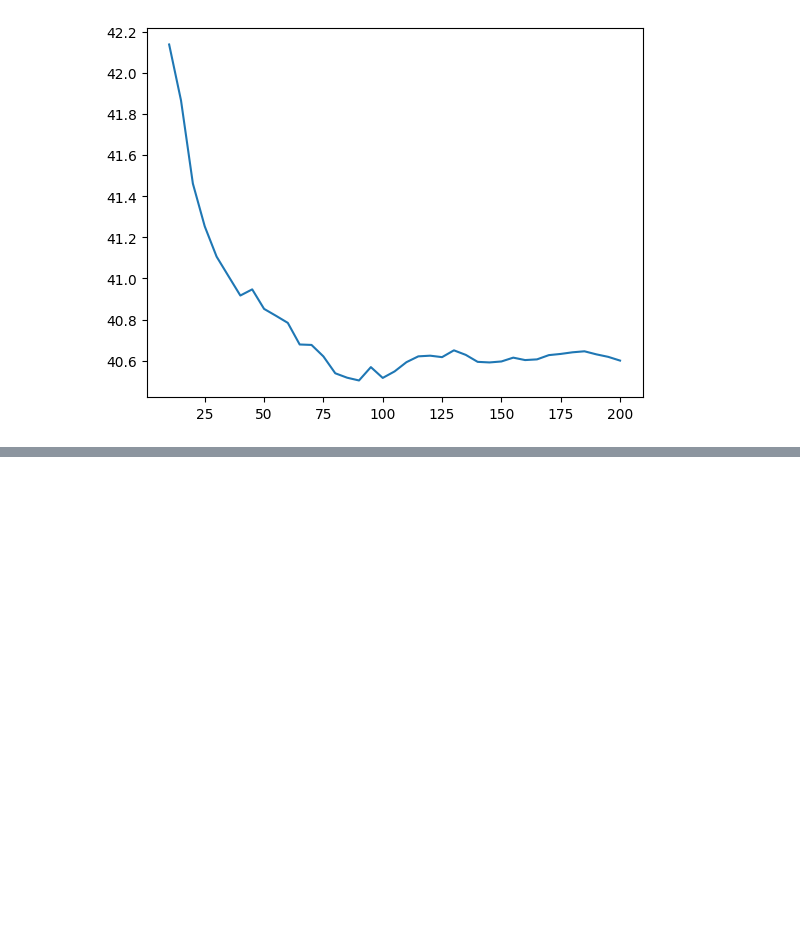
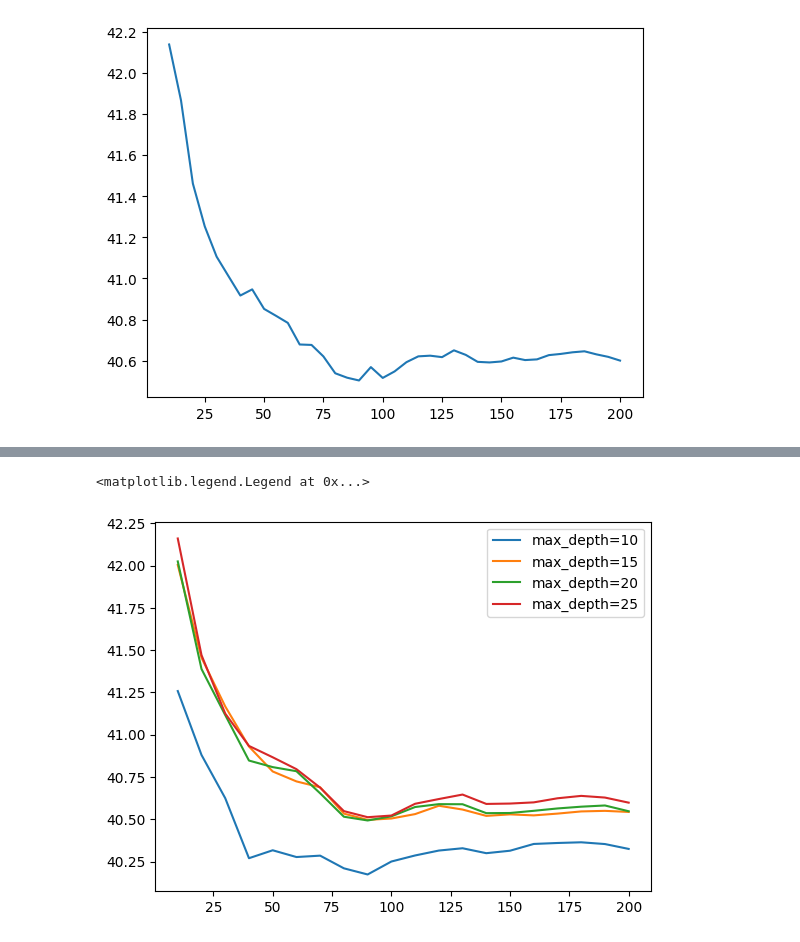
Before and after one commit to YannPhamVan/MachineLearningZoomcamp, a Jupyter notebook: 06-trees-homework.ipynb, the cells around one changed output, grey strips where cells are left out. Cells and saved outputs as stored; diff of their text form; code cells hidden in the pictures; blank space fills up the shorter version.

```diff
--- a/06-trees-homework.ipynb
+++ b/06-trees-homework.ipynb
@@ -220,13 +222,16 @@ What's the best `max_depth`, using the mean RMSE?
 # %%
 scores = []
 
-
-for d in [10, 15, 20, 25]
+for d in [10, 15, 20, 25]:
     for n in range(10, 201, 10):
         rf = RandomForestRegressor(n_estimators=n,
-                               random_state=1,
-                               n_jobs=-1)
+                                   max_depth=d,
+                                   random_state=1,
+                                   n_jobs=-1)
         rf.fit(X_train, y_train)
         y_pred = rf.predict(X_val)
         rmse = root_mean_squared_error(y_val, y_pred)
         scores.append((d, n, rmse))
+# %%
+df_scores = pd.DataFrame(scores, columns=["max_depth", "n_estimators", "rmse"])
+df_scores.head()
@@ -232,0 +245,9 @@ for d in [10, 15, 20, 25]
+# %%
+for d in [10, 15, 20, 25]:
+    df_subset = df_scores[df_scores.max_depth == d]
+    plt.plot(df_subset.n_estimators, df_subset.rmse, label='max_depth=%d' % d)
+
+plt.legend()
+# %% [output]
+<matplotlib.legend.Legend at 0x...>
+[figure, added]
```
Also changed, not shown: parts of 12 cells of this notebook.
